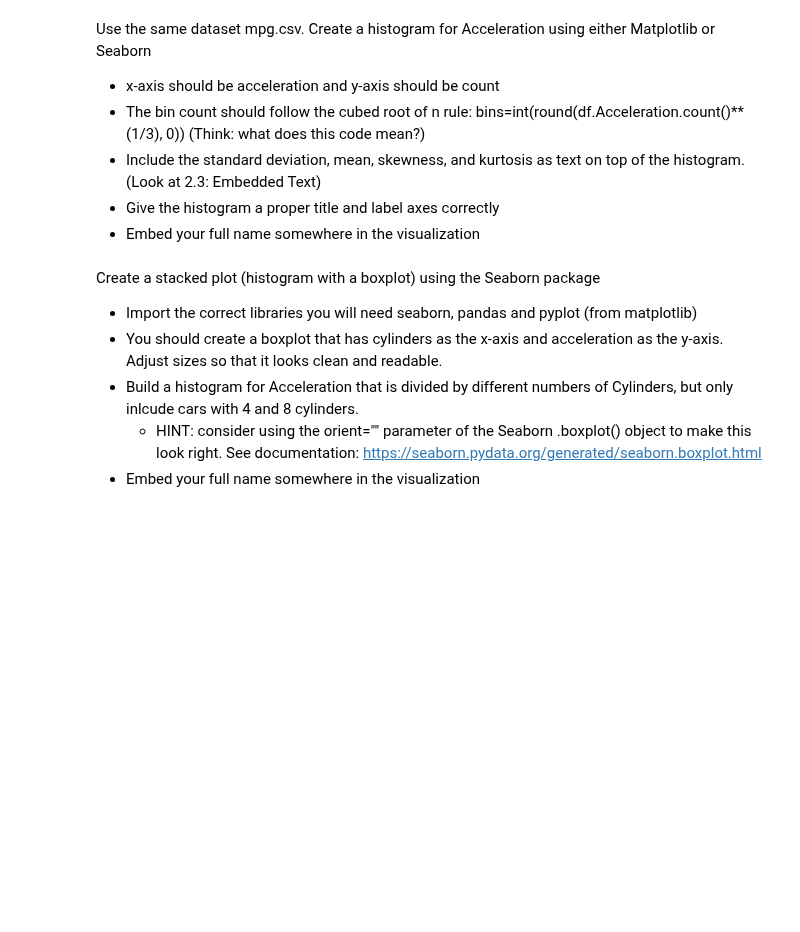
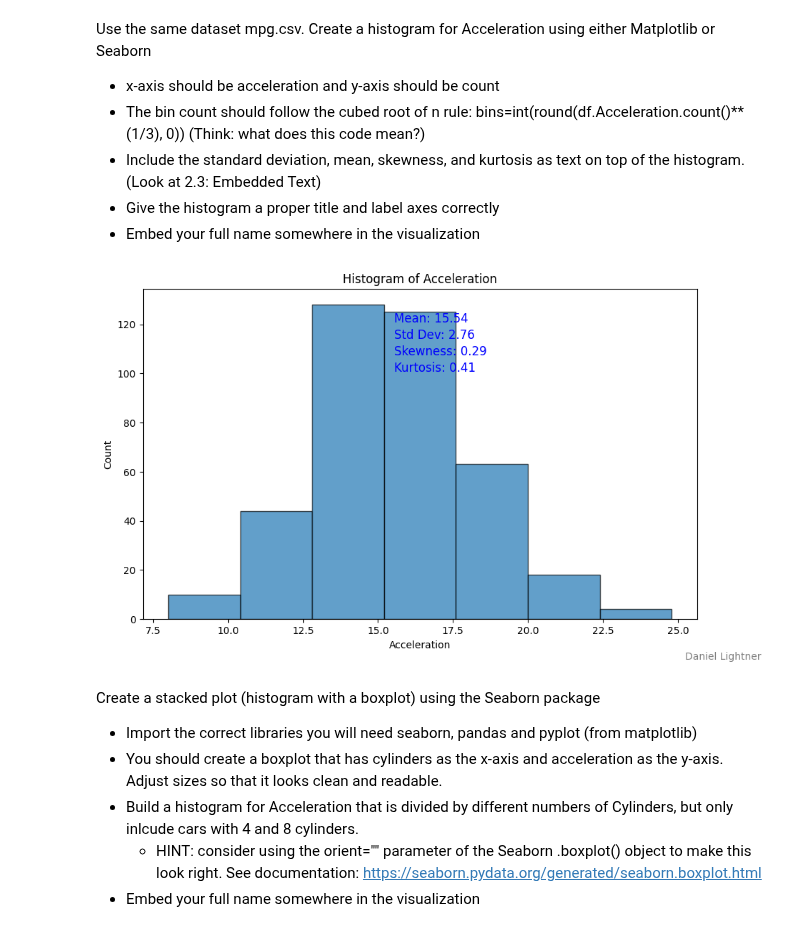
Before and after one commit to DanLightner/BUSA321, a Jupyter notebook: BUSA321/Univariate Visualization and Python.ipynb, the cells around one changed output. Cells and saved outputs as stored; diff of their text form; code cells hidden in the pictures; blank space fills up the shorter version.

```diff
--- a/BUSA321/Univariate Visualization and Python.ipynb
+++ b/BUSA321/Univariate Visualization and Python.ipynb
@@ -6,6 +6,51 @@ Use the same dataset mpg.csv. Create a histogram for Acceleration using either M
 * Include the standard deviation, mean, skewness, and kurtosis as text on top of the histogram. (Look at 2.3: Embedded Text)
 * Give the histogram a proper title and label axes correctly
 * Embed your full name somewhere in the visualization
+# %%
+import pandas as pd
+import matplotlib.pyplot as plt
+import seaborn as sns
+import numpy as np
+
+# Load the dataset
+df = pd.read_csv('mpg.csv')
+
+# Calculate statistics
+mean_acceleration = df['Acceleration'].mean()
+std_dev_acceleration = df['Acceleration'].std()
+
+# Compute skewness
+n = df['Acceleration'].dropna().count()
+mean = df['Acceleration'].mean()
+std_dev = df['Acceleration'].std()
+skewness_acceleration = ((df['Acceleration'] - mean) ** 3).sum() / (n * std_dev ** 3)
+
+# Compute kurtosis
+kurtosis_acceleration = (((df['Acceleration'] - mean) ** 4).sum() / (n * std_dev ** 4)) - 3
+
+# Compute the number of bins using the cubed root rule
+n_bins = int(round(df['Acceleration'].count() ** (1 / 3), 0))
+
+# Create the histogram using Matplotlib
+plt.figure(figsize=(10, 6))
+plt.hist(df['Acceleration'].dropna(), bins=n_bins, edgecolor='black', alpha=0.7)
+
+# Add text annotations
+plt.text(mean_acceleration, plt.ylim()[1] * 0.9, f'Mean: {mean_acceleration:.2f}', fontsize=12, color='blue')
+plt.text(mean_acceleration, plt.ylim()[1] * 0.85, f'Std Dev: {std_dev_acceleration:.2f}', fontsize=12, color='blue')
+plt.text(mean_acceleration, plt.ylim()[1] * 0.80, f'Skewness: {skewness_acceleration:.2f}', fontsize=12, color='blue')
+plt.text(mean_acceleration, plt.ylim()[1] * 0.75, f'Kurtosis: {kurtosis_acceleration:.2f}', fontsize=12, color='blue')
+
+# Add labels and title
+plt.xlabel('Acceleration')
+plt.ylabel('Count')
+plt.title('Histogram of Acceleration')
+plt.figtext(0.99, 0.01, 'Daniel Lightner', horizontalalignment='right', verticalalignment='bottom', fontsize=10, color='gray')
+
+# Show the plot
+plt.show()
+# %% [output]
+[figure, added]
 # %% [markdown]
 Create a stacked plot (histogram with a boxplot) using the Seaborn package
 
```
Also changed, not shown: parts of 2 cells of this notebook, 2 other files.
